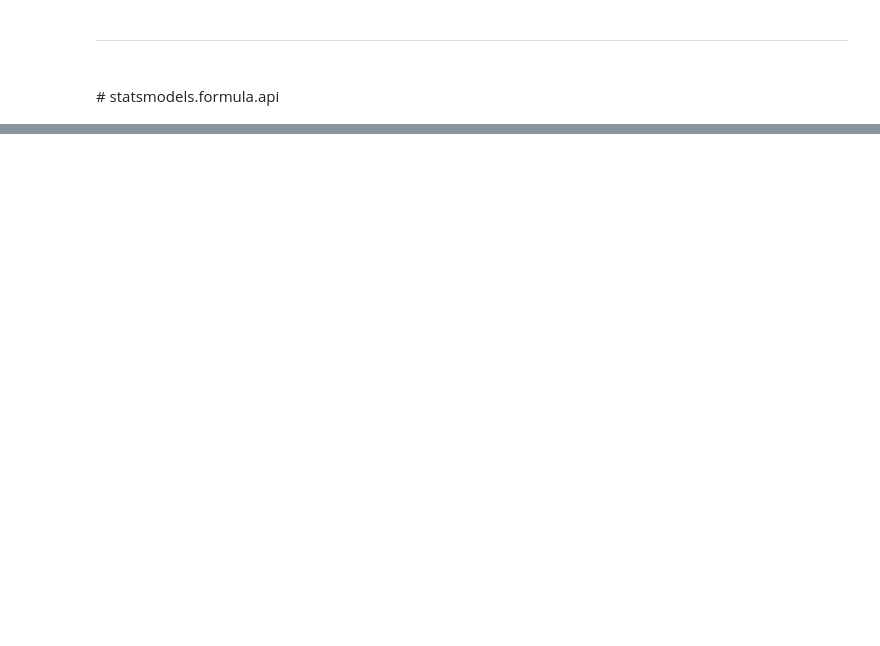
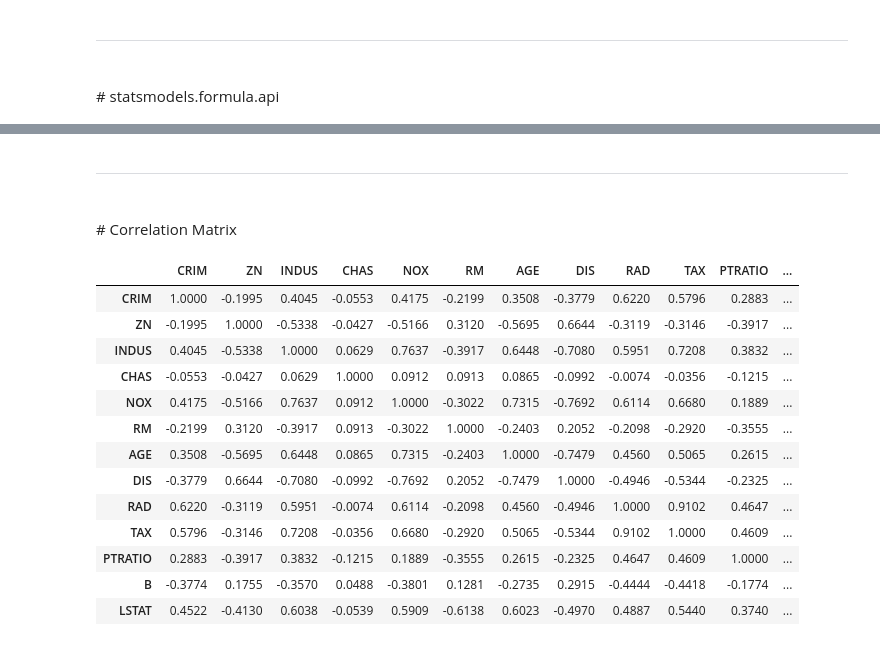
Before and after one commit to jatinj615/Boston_houseprice_prediction, a Jupyter notebook: Multiple Regression.ipynb, the cells around one changed output, grey strips where cells are left out. Drawn from its saved outputs; the diff is of its cells as text; code cells hidden in the pictures; blank space fills up the shorter version.

```diff
--- a/Multiple Regression.ipynb
+++ b/Multiple Regression.ipynb
@@ -159,3 +159,25 @@ OLS Regression Results
 | Prob(Omnibus): | 0.000 | Jarque-Bera (JB): | 1523.465 |
 | Skew: | 1.732 | Prob(JB): | 0.00 |
 | Kurtosis: | 10.763 | Cond. No. | 420. |
+# %% [markdown]
+<hr><br>
+# Correlation Matrix
+# %%
+pd.options.display.float_format = '{:,.4f}'.format
+corr_matrix = df.corr()
+corr_matrix
+# %% [output]
+|  | CRIM | ZN | INDUS | CHAS | NOX | RM | AGE | DIS | RAD | TAX | PTRATIO | ... |
+| CRIM | 1.0000 | -0.1995 | 0.4045 | -0.0553 | 0.4175 | -0.2199 | 0.3508 | -0.3779 | 0.6220 | 0.5796 | 0.2883 | ... |
+| ZN | -0.1995 | 1.0000 | -0.5338 | -0.0427 | -0.5166 | 0.3120 | -0.5695 | 0.6644 | -0.3119 | -0.3146 | -0.3917 | ... |
+| INDUS | 0.4045 | -0.5338 | 1.0000 | 0.0629 | 0.7637 | -0.3917 | 0.6448 | -0.7080 | 0.5951 | 0.7208 | 0.3832 | ... |
+| CHAS | -0.0553 | -0.0427 | 0.0629 | 1.0000 | 0.0912 | 0.0913 | 0.0865 | -0.0992 | -0.0074 | -0.0356 | -0.1215 | ... |
+| NOX | 0.4175 | -0.5166 | 0.7637 | 0.0912 | 1.0000 | -0.3022 | 0.7315 | -0.7692 | 0.6114 | 0.6680 | 0.1889 | ... |
+| RM | -0.2199 | 0.3120 | -0.3917 | 0.0913 | -0.3022 | 1.0000 | -0.2403 | 0.2052 | -0.2098 | -0.2920 | -0.3555 | ... |
+| AGE | 0.3508 | -0.5695 | 0.6448 | 0.0865 | 0.7315 | -0.2403 | 1.0000 | -0.7479 | 0.4560 | 0.5065 | 0.2615 | ... |
+| DIS | -0.3779 | 0.6644 | -0.7080 | -0.0992 | -0.7692 | 0.2052 | -0.7479 | 1.0000 | -0.4946 | -0.5344 | -0.2325 | ... |
+| RAD | 0.6220 | -0.3119 | 0.5951 | -0.0074 | 0.6114 | -0.2098 | 0.4560 | -0.4946 | 1.0000 | 0.9102 | 0.4647 | ... |
+| TAX | 0.5796 | -0.3146 | 0.7208 | -0.0356 | 0.6680 | -0.2920 | 0.5065 | -0.5344 | 0.9102 | 1.0000 | 0.4609 | ... |
+| PTRATIO | 0.2883 | -0.3917 | 0.3832 | -0.1215 | 0.1889 | -0.3555 | 0.2615 | -0.2325 | 0.4647 | 0.4609 | 1.0000 | ... |
+| B | -0.3774 | 0.1755 | -0.3570 | 0.0488 | -0.3801 | 0.1281 | -0.2735 | 0.2915 | -0.4444 | -0.4418 | -0.1774 | ... |
+| LSTAT | 0.4522 | -0.4130 | 0.6038 | -0.0539 | 0.5909 | -0.6138 | 0.6023 | -0.4970 | 0.4887 | 0.5440 | 0.3740 | ... |
```
Also changed, not shown: parts of 25 cells of this notebook, 1 other file.
